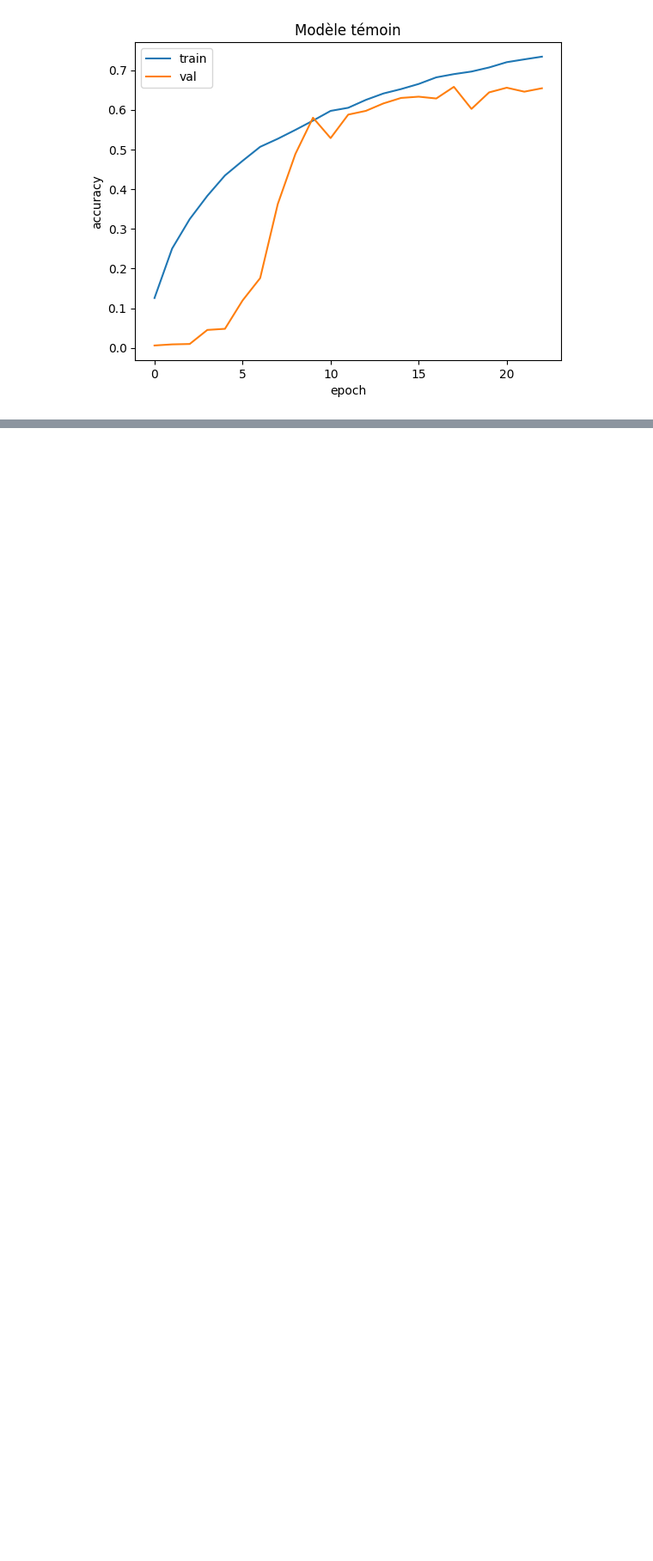
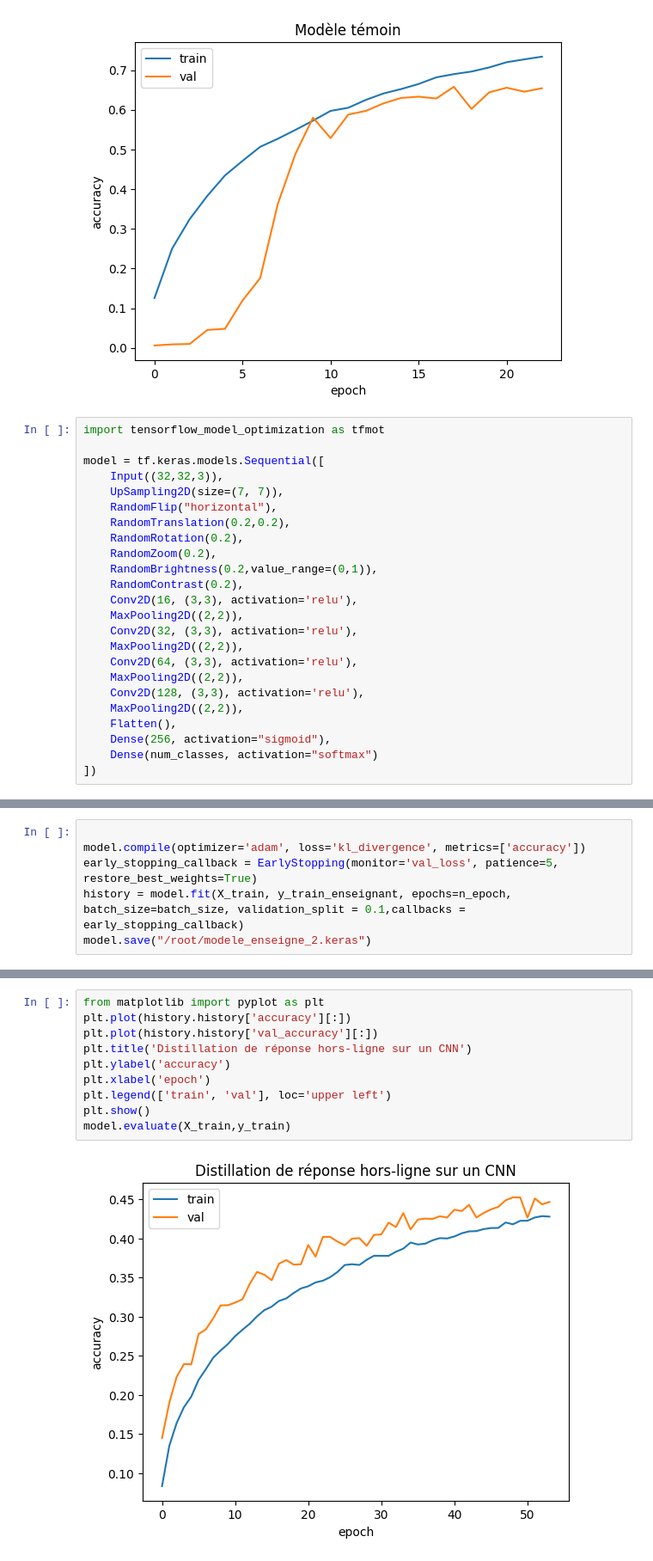
Before and after one commit to arnaud-feldmann/projet_distillation_cnam, a Jupyter notebook: distillation_hors_ligne.ipynb, the cells around one changed output, grey strips where cells are left out. Shown at 86% size. Cells and saved outputs as stored; diff of their text form; blank space fills up the shorter version.

```diff
--- a/distillation_hors_ligne.ipynb
+++ b/distillation_hors_ligne.ipynb
@@ -199,3 +201,27 @@ plt.legend(['train', 'val'], loc='upper left')
 plt.show()
 # %% [output]
 [figure]
+# %%
+import tensorflow_model_optimization as tfmot
+
+model = tf.keras.models.Sequential([
+    Input((32,32,3)),
+    UpSampling2D(size=(7, 7)),
+    RandomFlip("horizontal"),
+    RandomTranslation(0.2,0.2),
+    RandomRotation(0.2),
+    RandomZoom(0.2),
+    RandomBrightness(0.2,value_range=(0,1)),
+    RandomContrast(0.2),
+    Conv2D(16, (3,3), activation='relu'),
+    MaxPooling2D((2,2)),
+    Conv2D(32, (3,3), activation='relu'),
+    MaxPooling2D((2,2)),
+    Conv2D(64, (3,3), activation='relu'),
+    MaxPooling2D((2,2)),
+    Conv2D(128, (3,3), activation='relu'),
+    MaxPooling2D((2,2)),
+    Flatten(),
+    Dense(256, activation="sigmoid"),
+    Dense(num_classes, activation="softmax")
+])
@@ -201,0 +248,6 @@ plt.show()
+# %%
+
+model.compile(optimizer='adam', loss='kl_divergence', metrics=['accuracy'])
+early_stopping_callback = EarlyStopping(monitor='val_loss', patience=5, restore_best_weights=True)
+history = model.fit(X_train, y_train_enseignant, epochs=n_epoch, batch_size=batch_size, validation_split = 0.1,callbacks = early_stopping_callback)
+model.save("/root/modele_enseigne_2.keras")
@@ -201,0 +272,12 @@ plt.show()
+# %%
+from matplotlib import pyplot as plt
+plt.plot(history.history['accuracy'][:])
+plt.plot(history.history['val_accuracy'][:])
+plt.title('Distillation de réponse hors-ligne sur un CNN')
+plt.ylabel('accuracy')
+plt.xlabel('epoch')
+plt.legend(['train', 'val'], loc='upper left')
+plt.show()
+model.evaluate(X_train,y_train)
+# %% [output]
+[figure, added]
```
Also changed, not shown: parts of 8 cells of this notebook.
